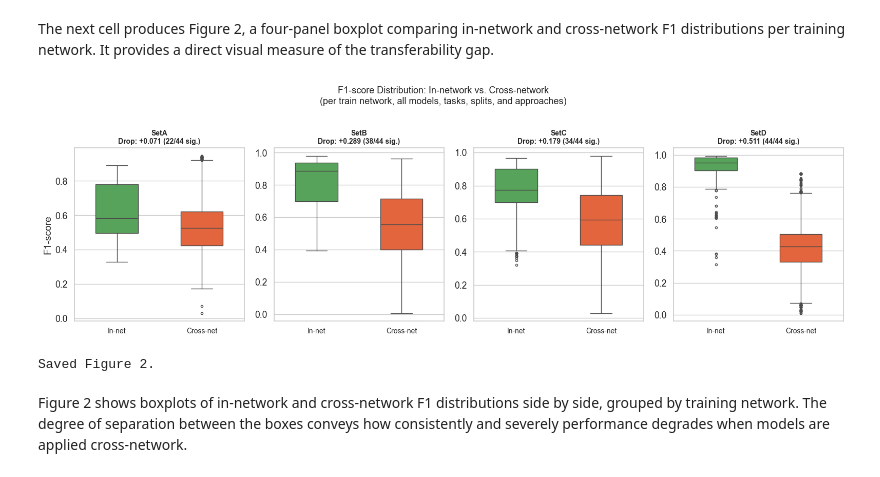
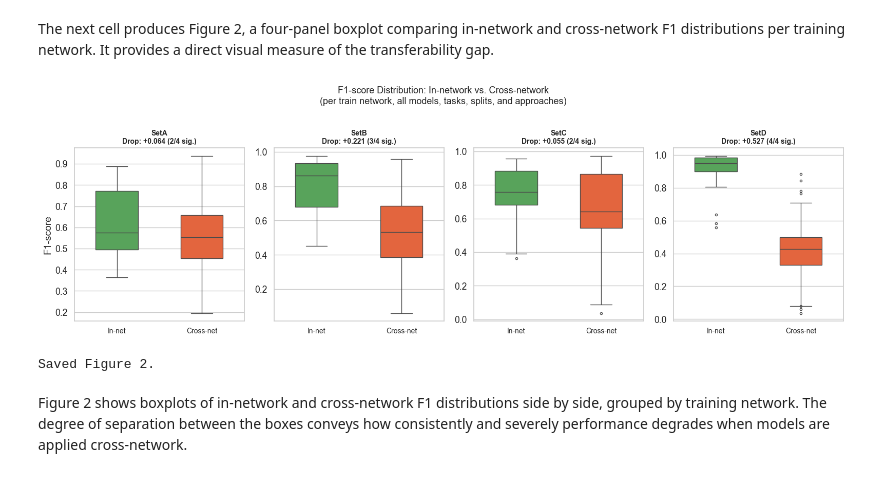
Before and after one commit to koumajos/ddos-results-analysis, a Jupyter notebook: Q3/Q3_analysis.ipynb, the cells around one changed output. Drawn from its saved outputs; the diff is of its cells as text; code cells hidden in the pictures.

```diff
--- a/Q3/Q3_analysis.ipynb
+++ b/Q3/Q3_analysis.ipynb
@@ -74,6 +107,9 @@ long['eval_type'] = np.where(
     long['train_set'] == long['test_set'], 'In-network', 'Cross-network'
 )
 
+# Exclude same-network/different-time transfers (SetA<->SetC) from all views
+long = drop_excluded_pairs(long)
+
 # Separate views
 inset  = long[long['eval_type'] == 'In-network'].copy()
 cross  = long[long['eval_type'] == 'Cross-network'].copy()
@@ -415,22 +462,25 @@ for ax, approach in zip(axes, ['Sequence-based', 'Component-based']):
              .pivot(index='train_set', columns='test_set', values='mean_value')
              .reindex(index=NETWORKS, columns=NETWORKS))
 
-    # Mask diagonal with a different annotation style
-    mask_diag = np.eye(len(NETWORKS), dtype=bool)
+    # Excluded SetA<->SetC cells are masked; diagonal gets a bracketed annotation
+    excl_mask = pivot.isna()
     annot = pivot.round(3).astype(str)
     for i in range(len(NETWORKS)):
-        annot.iloc[i, i] = f"[{pivot.iloc[i, i]:.3f}]"
+        if not np.isnan(pivot.iloc[i, i]):
+            annot.iloc[i, i] = f"[{pivot.iloc[i, i]:.3f}]"
 
     sns.heatmap(pivot, annot=annot, fmt='', cmap='YlGnBu',
-                vmin=0.3, vmax=1.0, ax=ax, linewidths=0.5,
+                vmin=0.3, vmax=1.0, ax=ax, linewidths=0.5, mask=excl_mask,
                 cbar_kws={'label': 'Mean F1-score'})
+    mark_excluded_cells(ax, NETWORKS, NETWORKS)
     ax.set_title(approach, fontsize=12, fontweight='bold')
     ax.set_xlabel('Test Network')
     ax.set_ylabel('Train Network')
 
 fig.suptitle(
     'Cross-Network Transferability: Mean F1-score\n'
-    '(rows = train set, columns = test set; diagonal [bracketed] = in-network)',
+    '(rows = train set, columns = test set; diagonal [bracketed] = in-network; '
+    'SetA<->SetC excluded — same network, different capture period)',
     fontsize=13, y=1.02)
 plt.tight_layout()
 plt.savefig(FIG_DIR / 'fig1_heatmap_transfer_matrix.pdf', bbox_inches='tight', dpi=150)
@@ -446,41 +496,38 @@ Figure 1 renders two transfer matrix heatmaps (one for sequences, one for compon
 The next cell produces Figure 2, a four-panel boxplot comparing in-network and cross-network F1 distributions per training network. It provides a direct visual measure of the transferability gap.
 # %%
 # ── Figure 2: Boxplot — In-network vs Cross-network F1 per train network ───────
-plot_data = f1_long.copy()
-plot_data['eval_type'] = np.where(
-    plot_data['train_set'] == plot_data['test_set'], 'In-network', 'Cross-network'
-)
+plot_data = avg_f1.copy()
 
 fig, axes = plt.subplots(1, 4, figsize=(16, 5), sharey=False)
 for ax, net in zip(axes, NETWORKS):
     sub = plot_data[plot_data['train_set'] == net]
-    sns.boxplot(data=sub, x='eval_type', y='value', hue='eval_type',
+    sns.boxplot(data=sub, x='eval_type', y='mean_value', hue='eval_type',
                 palette=EVAL_PALETTE, ax=ax, width=0.5, fliersize=3,
                 order=['In-network', 'Cross-network'], legend=False)
     ax.set_xlabel('')
     ax.set_ylabel('F1-score' if ax is axes[0] else '')
 
-    net_stat = stat_df[stat_df['train_set'] == net]
-    n_sig    = int(net_stat['significant'].sum())
-    n_tot    = len(net_stat)
-    mean_drop = net_stat['transfer_drop'].mean()
+    net_stat  = stat_df[stat_df['train_set'] == net].drop_duplicates(['task', 'split'])
+    n_sig     = int(net_stat['significant'].sum())
+    n_tot     = len(net_stat)
+    mean_drop = stat_df[stat_df['train_set'] == net]['transfer_drop'].mean()
     ax.set_title(f'{net}\nDrop: {mean_drop:+.3f} ({n_sig}/{n_tot} sig.)',
                  fontsize=10, fontweight='bold')
     ax.set_xticklabels(['In-net', 'Cross-net'], fontsize=10)
 
 fig.suptitle(
     'F1-score Distribution: In-network vs. Cross-network\n'
     '(per train network, all models, tasks, splits, and approaches)',
     fontsize=13, y=1.01)
 plt.tight_layout()
 plt.savefig(FIG_DIR / 'fig2_boxplot_in_vs_cross_per_network.pdf',
             bbox_inches='tight', dpi=150)
 plt.savefig(FIG_DIR / 'fig2_boxplot_in_vs_cross_per_network.png',
             bbox_inches='tight', dpi=150)
 plt.show()
 print("Saved Figure 2.")
 # %% [output]
-[figure, old version]
+[figure, new version]
 Saved Figure 2.
 # %% [markdown]
 Figure 2 shows boxplots of in-network and cross-network F1 distributions side by side, grouped by training network. The degree of separation between the boxes conveys how consistently and severely performance degrades when models are applied cross-network.
```
Also changed, not shown: parts of 27 cells of this notebook, 49 other files.
